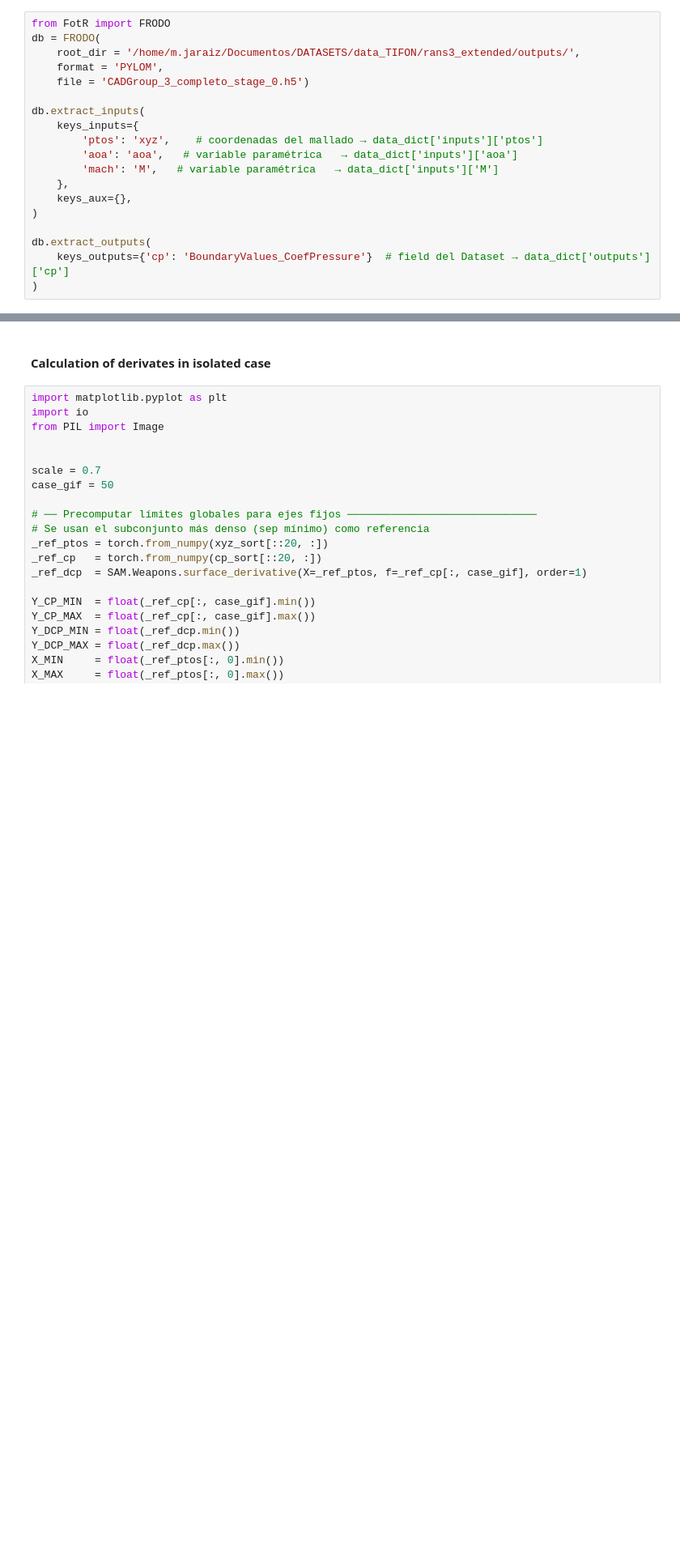
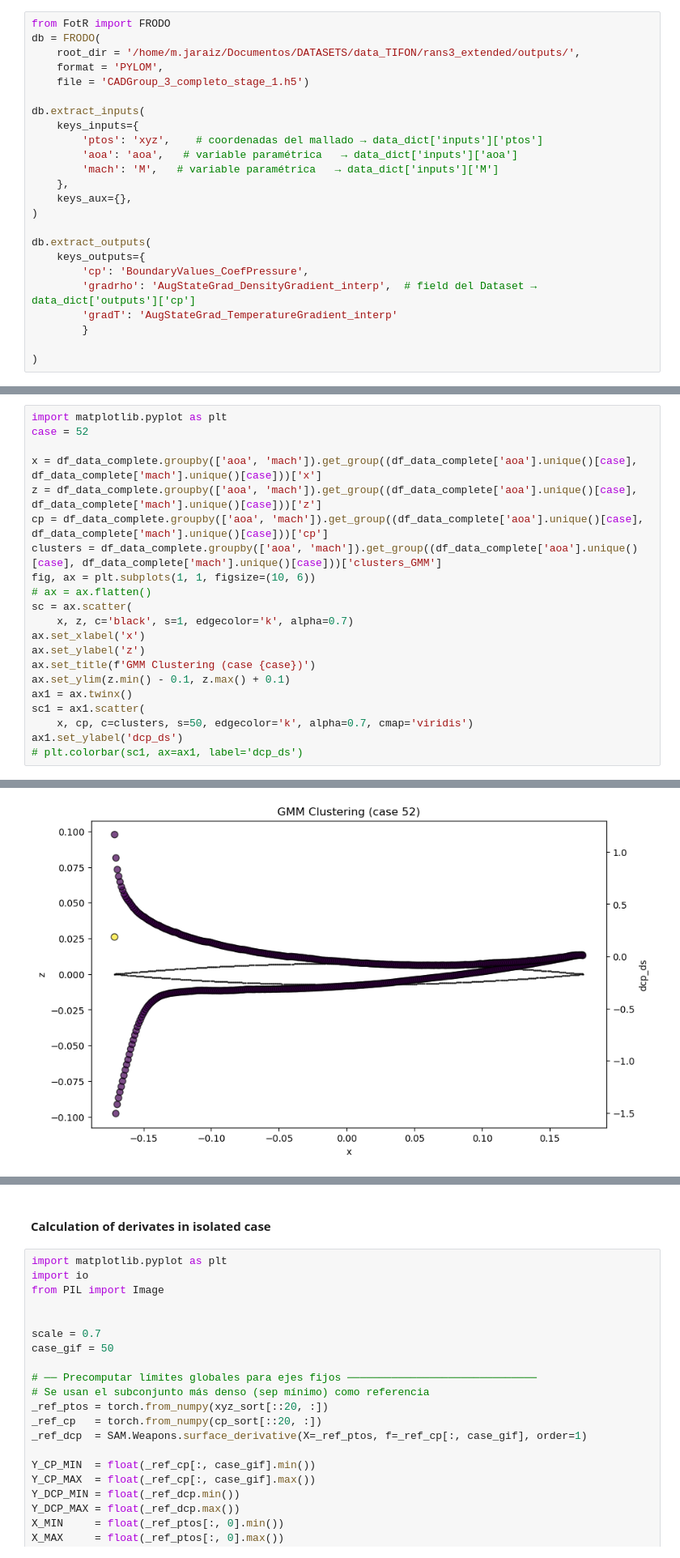
Before and after one commit to ninjaraiz/fellowship-of-the-ring, a Jupyter notebook: examples/example_pylom_clustering.ipynb, the cells around one changed output, grey strips where cells are left out. Shown at 81% size. Saved outputs shown, nothing was run; the diff lists cells and outputs as text; blank space fills up the shorter version.

Commit message:
seguimos con clustering

```diff
--- a/examples/example_pylom_clustering.ipynb
+++ b/examples/example_pylom_clustering.ipynb
@@ -3,7 +3,7 @@ from FotR import FRODO
 db = FRODO(
     root_dir = '/home/m.jaraiz/Documentos/DATASETS/data_TIFON/rans3_extended/outputs/',
     format = 'PYLOM',
-    file = 'CADGroup_3_completo_stage_0.h5')
+    file = 'CADGroup_3_completo_stage_1.h5')
 
 db.extract_inputs(
     keys_inputs={
@@ -15,7 +15,12 @@ db.extract_inputs(
 )
 
 db.extract_outputs(
-    keys_outputs={'cp': 'BoundaryValues_CoefPressure'}  # field del Dataset → data_dict['outputs']['cp']
+    keys_outputs={
+        'cp': 'BoundaryValues_CoefPressure',
+        'gradrho': 'AugStateGrad_DensityGradient_interp',  # field del Dataset → data_dict['outputs']['cp']
+        'gradT': 'AugStateGrad_TemperatureGradient_interp'
+        }
+
 )
 # %% [output]
 0 Warning! Import - NVTX not present!
@@ -81,0 +118,22 @@ RuntimeError: Sizes of tensors must match except in dimension 1. Expected size 1
+# %%
+import matplotlib.pyplot as plt
+case = 52
+
+x = df_data_complete.groupby(['aoa', 'mach']).get_group((df_data_complete['aoa'].unique()[case], df_data_complete['mach'].unique()[case]))['x']
+z = df_data_complete.groupby(['aoa', 'mach']).get_group((df_data_complete['aoa'].unique()[case], df_data_complete['mach'].unique()[case]))['z']
+cp = df_data_complete.groupby(['aoa', 'mach']).get_group((df_data_complete['aoa'].unique()[case], df_data_complete['mach'].unique()[case]))['cp']
+clusters = df_data_complete.groupby(['aoa', 'mach']).get_group((df_data_complete['aoa'].unique()[case], df_data_complete['mach'].unique()[case]))['clusters_GMM']
+fig, ax = plt.subplots(1, 1, figsize=(10, 6))
+# ax = ax.flatten()
+sc = ax.scatter(
+    x, z, c='black', s=1, edgecolor='k', alpha=0.7)
+ax.set_xlabel('x')
+ax.set_ylabel('z')
+ax.set_title(f'GMM Clustering (case {case})')
+ax.set_ylim(z.min() - 0.1, z.max() + 0.1)
+ax1 = ax.twinx()
+sc1 = ax1.scatter(
+    x, cp, c=clusters, s=50, edgecolor='k', alpha=0.7, cmap='viridis')
+ax1.set_ylabel('dcp_ds')
+# plt.colorbar(sc1, ax=ax1, label='dcp_ds')
+# %% [output]
@@ -81,0 +141 @@ RuntimeError: Sizes of tensors must match except in dimension 1. Expected size 1
+[figure, added]
```
Also changed, not shown: parts of 5 cells of this notebook, 3 other files.
